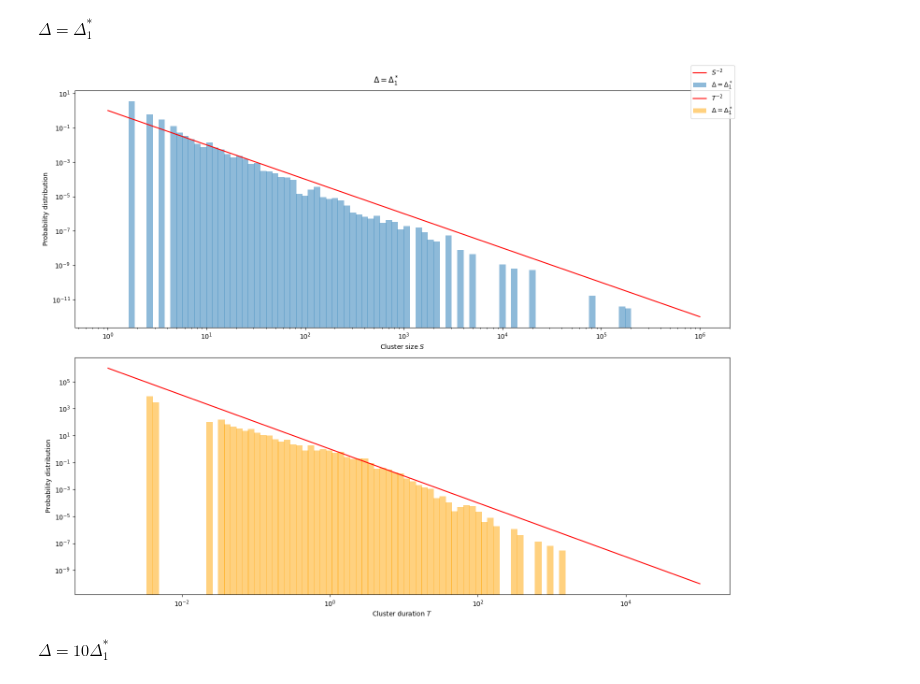
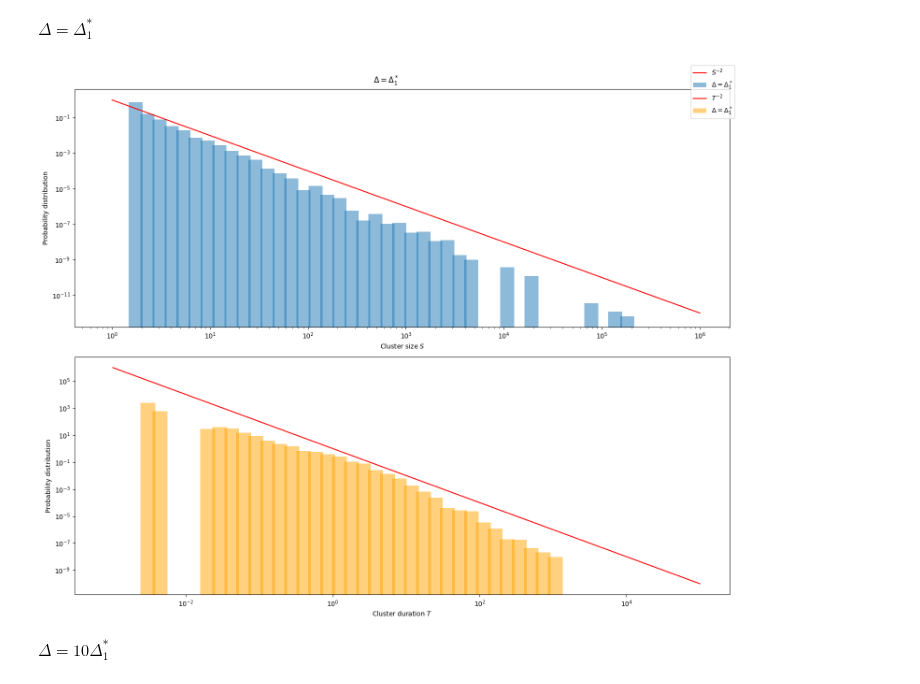
Before and after one commit to RivasAntonio/TFM, a Jupyter notebook: Códigos/Hawkes/Statistics_plots.ipynb, the cells around one changed output. Saved outputs shown, nothing was run; the diff lists cells and outputs as text; code cells hidden in the pictures.

```diff
--- a/Códigos/Hawkes/Statistics_plots.ipynb
+++ b/Códigos/Hawkes/Statistics_plots.ipynb
@@ -120,7 +120,7 @@ Número de clusters para K=1000000, n=1, mu=0.0001, $Delta=0.9768972124026539$:
 # %% [markdown]
 $\Delta = \Delta_1^*$
 # %%
-s_bins = np.logspace(0, 6, num = 100, base = 10)
+s_bins = np.logspace(0, 6, num = 50, base = 10)
 y = s_bins**-2
 s_widths = (s_bins[1:] - s_bins[:-1])
 hist = np.histogram(cluster_sizes, bins=s_bins, density = True)
@@ -129,35 +129,35 @@ hist_norm = hist[0]/s_widths
 
 fig = plt.figure(figsize=(15, 12))
 axgrid = fig.add_gridspec(2,1)
 
 ax0 = fig.add_subplot(axgrid[0,0])
 ax0.bar(s_bins[:-1], hist_norm, s_widths, label='$\Delta=\Delta_1^*$', alpha = 0.5)
 ax0.plot(s_bins, y, label='$S^{-2}$', color='red')
 ax0.set_xscale('log')
 ax0.set_yscale('log')
 ax0.set_xlabel('Cluster size $S$')
 ax0.set_ylabel('Probability distribution')
 
 
-t_bins = np.logspace(-3, 5, num = 100, base = 10)
+t_bins = np.logspace(-3, 5, num = 50, base = 10)
 y = t_bins**-2
 widths = (t_bins[1:] - t_bins[:-1])
 hist = np.histogram(cluster_times, bins=t_bins, density = True)
 hist_norm = hist[0]/widths
 
 ax1 = fig.add_subplot(axgrid[1,0])
 ax1.bar(t_bins[:-1], hist_norm, widths, label='$\Delta=\Delta_1^*$', color='orange', alpha = 0.5)
 ax1.plot(t_bins, y, label='$T^{-2}$', color='red')
 ax1.set_xscale('log')
 ax1.set_yscale('log')
 ax1.set_xlabel('Cluster duration $T$')
 ax1.set_ylabel('Probability distribution')
 
 fig.legend()
 fig.suptitle('$\Delta=\Delta_1^*$')
 fig.tight_layout()
 # %% [output]
-[figure, old version]
+[figure, new version]
 # %% [markdown]
 $\Delta = 10 \Delta_1^*$
 # %%
```
Also changed, not shown: parts of 11 cells of this notebook.
